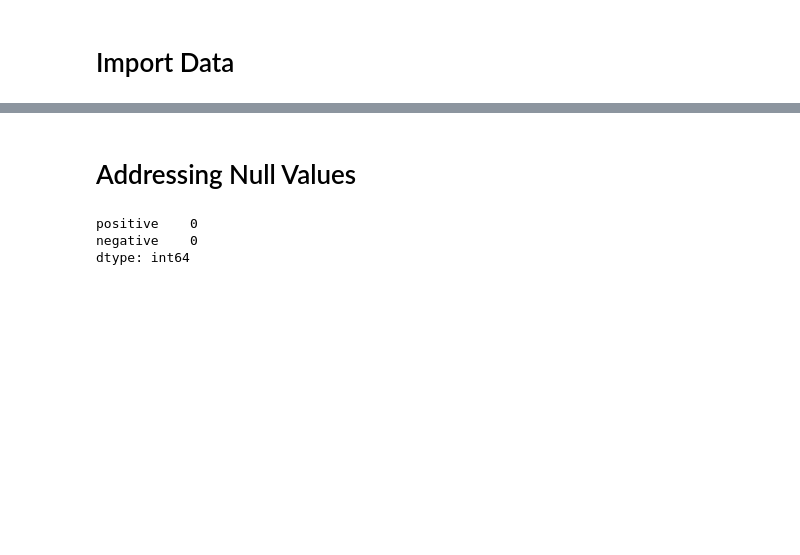
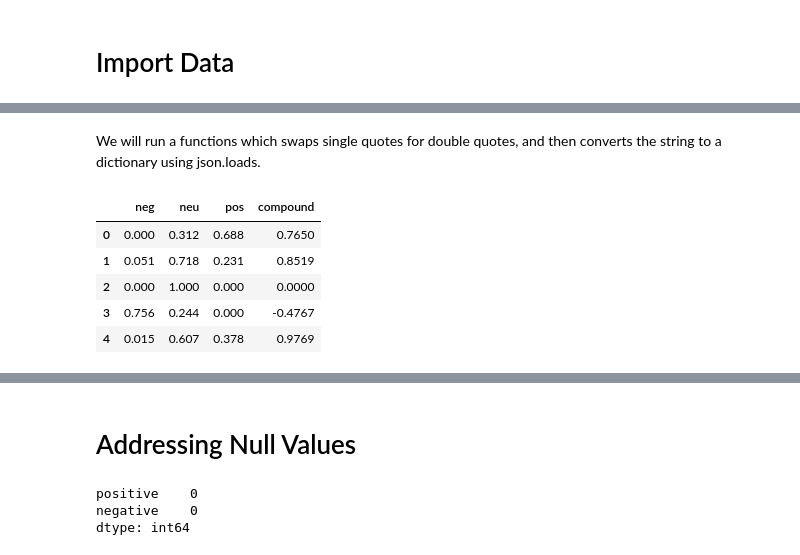
Before and after one commit to Mattcalcaterra/steamMarketPrediction, a Jupyter notebook: Final Project.ipynb, the cells around one changed output, grey strips where cells are left out. Drawn from its saved outputs; the diff is of its cells as text; code cells hidden in the pictures; blank space fills up the shorter version.

```diff
--- a/Final Project.ipynb
+++ b/Final Project.ipynb
@@ -27,6 +38,8 @@ sns.set_palette("Set2")
 # Import Data
 # %%
 # reviews_df = pd.read_csv('data/steam_review_data1.csv.gz', compression='gzip')
+# %%
+sent_df = pd.read_csv("data/steam_review_sentiment.csv.gz", compression="gzip")
 # %%
 games_df = pd.read_csv("data/steamspy_data.csv")
 # %%
@@ -40,0 +115,2 @@ games_df.head()
+# %% [markdown]
+We will run a functions which swaps single quotes for double quotes, and then converts the string to a dictionary using json.loads.
@@ -40,0 +124,10 @@ games_df.head()
+# %%
+# Use json normalize to write the dict to a dataframe
+expanded = pd.json_normalize(sent_df["sentiment"])
+# %% [output]
+|  | neg | neu | pos | compound |
+| 0 | 0.000 | 0.312 | 0.688 | 0.7650 |
+| 1 | 0.051 | 0.718 | 0.231 | 0.8519 |
+| 2 | 0.000 | 1.000 | 0.000 | 0.0000 |
+| 3 | 0.756 | 0.244 | 0.000 | -0.4767 |
+| 4 | 0.015 | 0.607 | 0.378 | 0.9769 |
```
Also changed, not shown: parts of 14 cells of this notebook, 1 other file.
